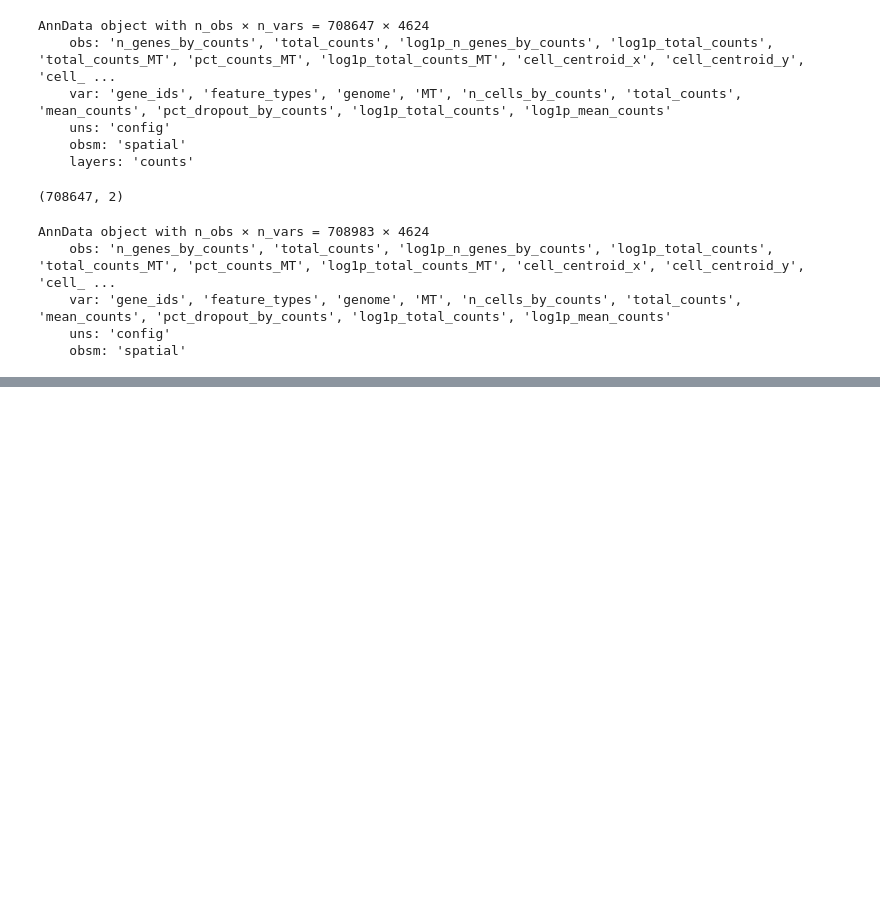
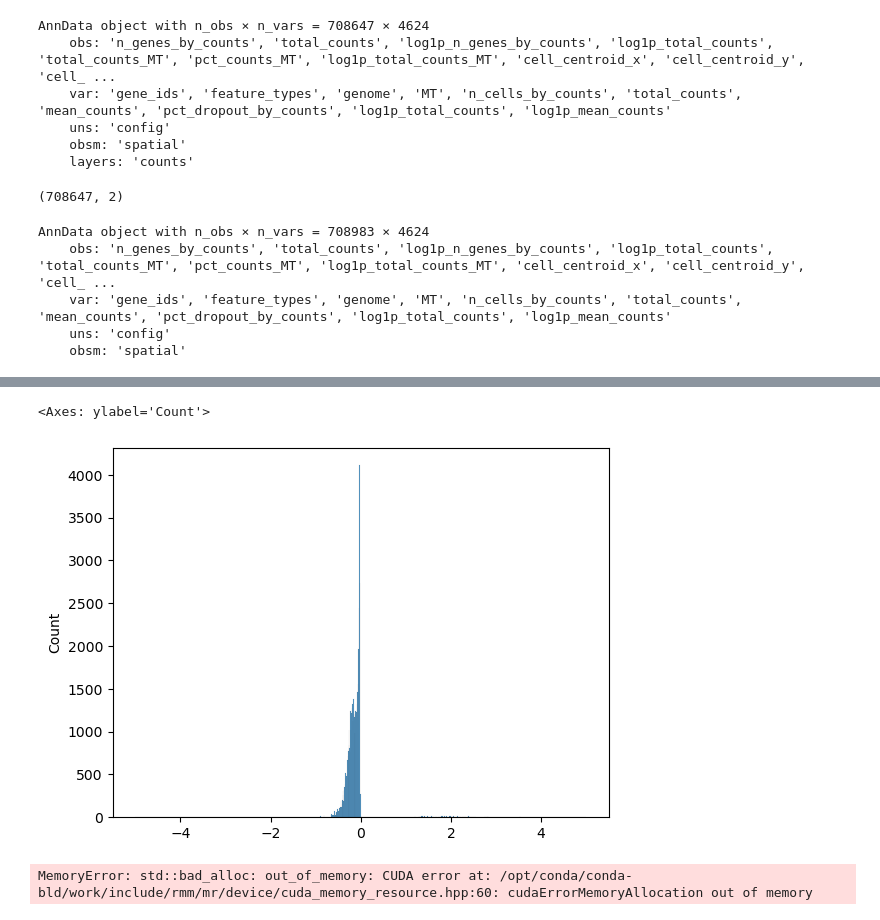
Before and after one commit to gkanfer/SpatialOmicsToolkit, a Jupyter notebook: Untitled.ipynb, the cells around one changed output, grey strips where cells are left out. Saved outputs shown, nothing was run; the diff lists cells and outputs as text; code cells hidden in the pictures; blank space fills up the shorter version.

```diff
--- a/Untitled.ipynb
+++ b/Untitled.ipynb
@@ -156,0 +192,2 @@ AnnData object with n_obs × n_vars = 708647 × 4624
+# %%
+testan = andata.copy()
@@ -156,0 +198,12 @@ AnnData object with n_obs × n_vars = 708647 × 4624
+# %%
+arr = testan.X
+arr = cupy.float32(arr.get())
+# %%
+sns.histplot(np.ravel(arr),binrange=(-5,5))
+# %% [output]
+<Axes: ylabel='Count'>
+[figure, added]
+# %%
+rsc.pp.pca(andata, n_comps=15,random_state=1337)
+# %% [output]
+MemoryError: std::bad_alloc: out_of_memory: CUDA error at: /opt/conda/conda-bld/work/include/rmm/mr/device/cuda_memory_resource.hpp:60: cudaErrorMemoryAllocation out of memory
```
Also changed, not shown: parts of 22 cells of this notebook, 1 other file.
